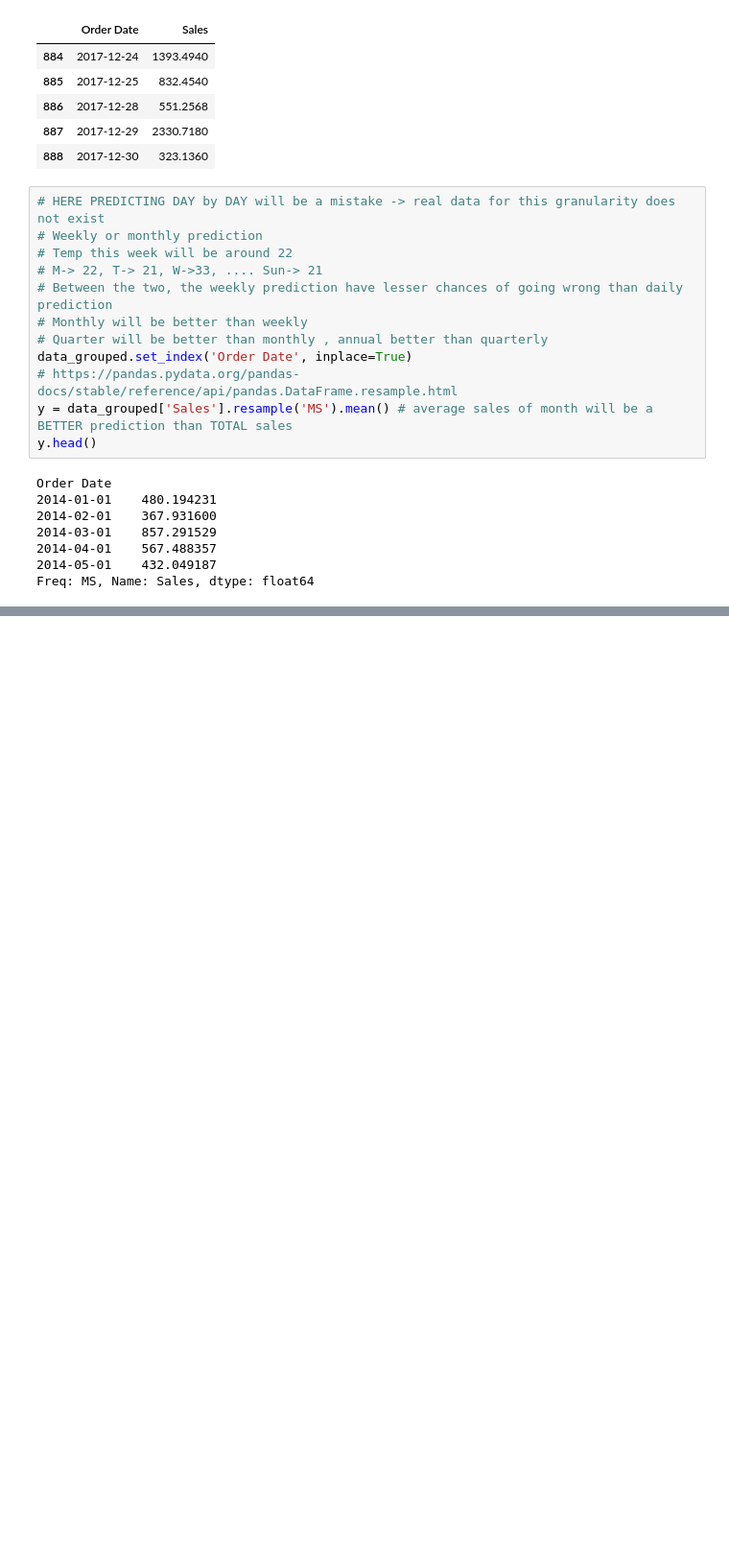
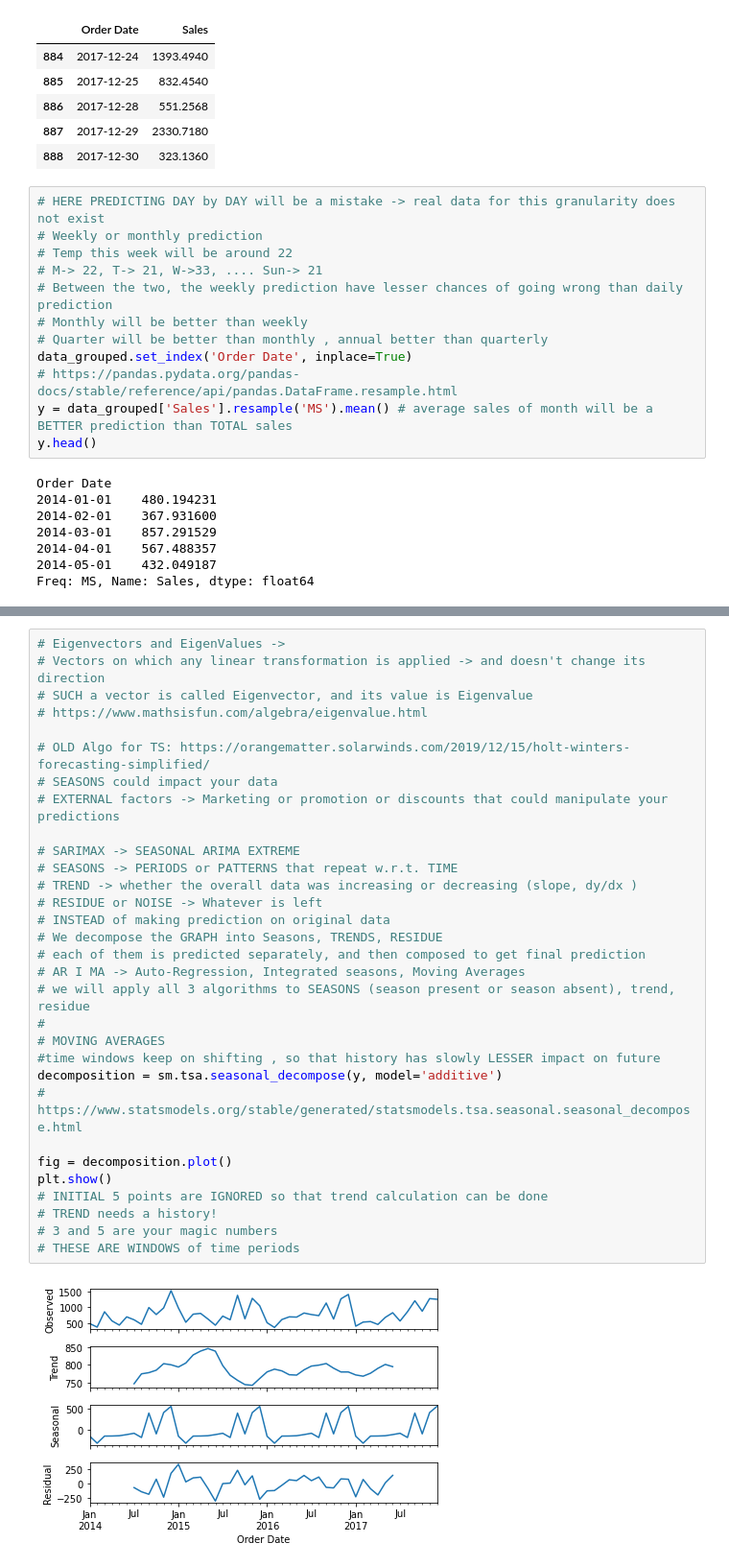
Before and after one commit to a-forty-two/cylons, a Jupyter notebook: 03_TimeSeriesAnalysis.ipynb, the cells around one changed output, grey strips where cells are left out. Shown: that part at 96% size. Drawn from its saved outputs; the diff is of its cells as text; blank space fills up the shorter version.

```diff
--- a/03_TimeSeriesAnalysis.ipynb
+++ b/03_TimeSeriesAnalysis.ipynb
@@ -219,0 +230,33 @@ Freq: MS, Name: Sales, dtype: float64
+# %%
+# Eigenvectors and EigenValues ->
+# Vectors on which any linear transformation is applied -> and doesn't change its direction
+# SUCH a vector is called Eigenvector, and its value is Eigenvalue
+# https://www.mathsisfun.com/algebra/eigenvalue.html
+
+# OLD Algo for TS: https://orangematter.solarwinds.com/2019/12/15/holt-winters-forecasting-simplified/
+# SEASONS could impact your data
+# EXTERNAL factors -> Marketing or promotion or discounts that could manipulate your predictions
+
+# SARIMAX -> SEASONAL ARIMA EXTREME
+# SEASONS -> PERIODS or PATTERNS that repeat w.r.t. TIME
+# TREND -> whether the overall data was increasing or decreasing (slope, dy/dx )
+# RESIDUE or NOISE -> Whatever is left
+# INSTEAD of making prediction on original data
+# We decompose the GRAPH into Seasons, TRENDS, RESIDUE
+# each of them is predicted separately, and then composed to get final prediction
+# AR I MA -> Auto-Regression, Integrated seasons, Moving Averages
+# we will apply all 3 algorithms to SEASONS (season present or season absent), trend, residue
+#
+# MOVING AVERAGES
+#time windows keep on shifting , so that history has slowly LESSER impact on future
+decomposition = sm.tsa.seasonal_decompose(y, model='additive')
+# https://www.statsmodels.org/stable/generated/statsmodels.tsa.seasonal.seasonal_decompose.html
+
+fig = decomposition.plot()
+plt.show()
+# INITIAL 5 points are IGNORED so that trend calculation can be done
+# TREND needs a history!
+# 3 and 5 are your magic numbers
+# THESE ARE WINDOWS of time periods
+# %% [output]
+[figure, added]
```
Also changed, not shown: parts of 6 cells of this notebook.
